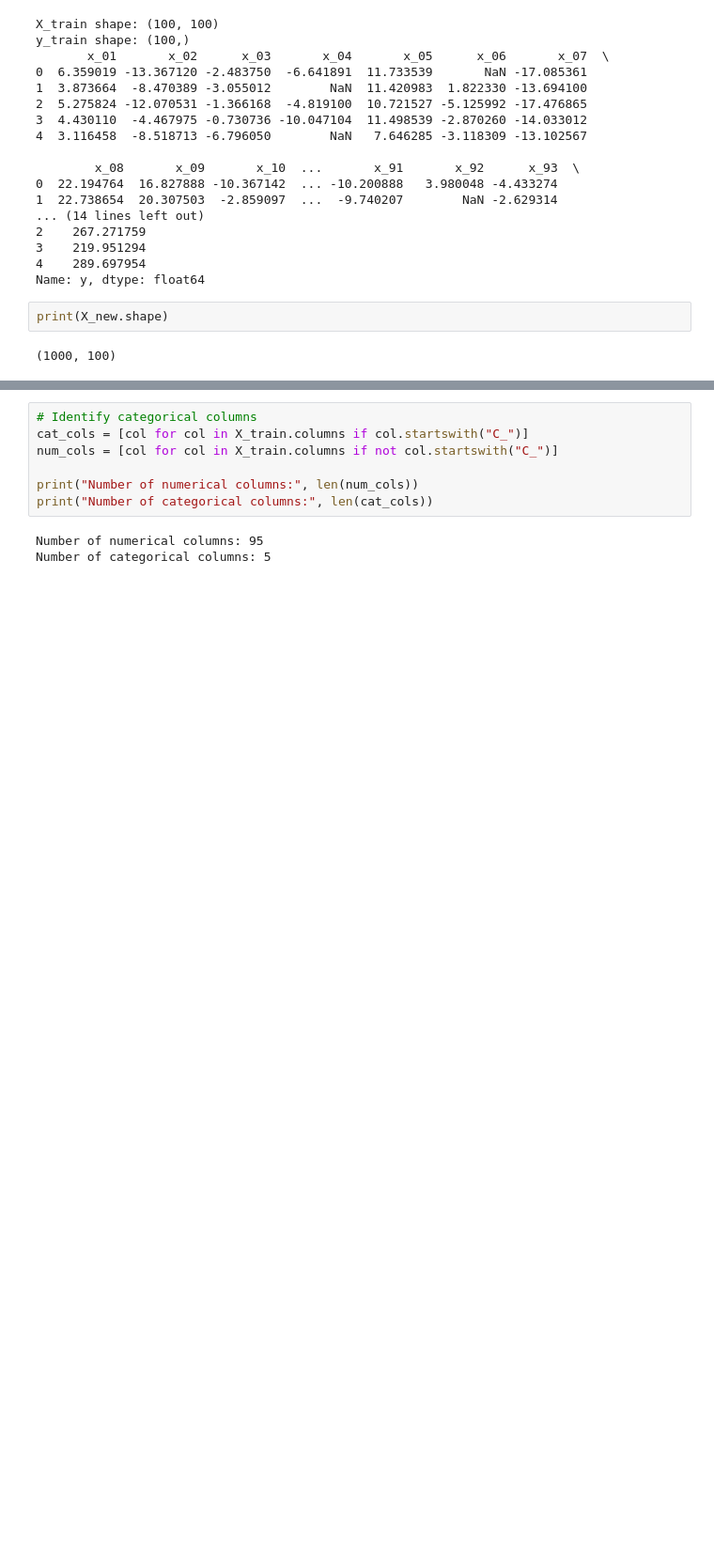
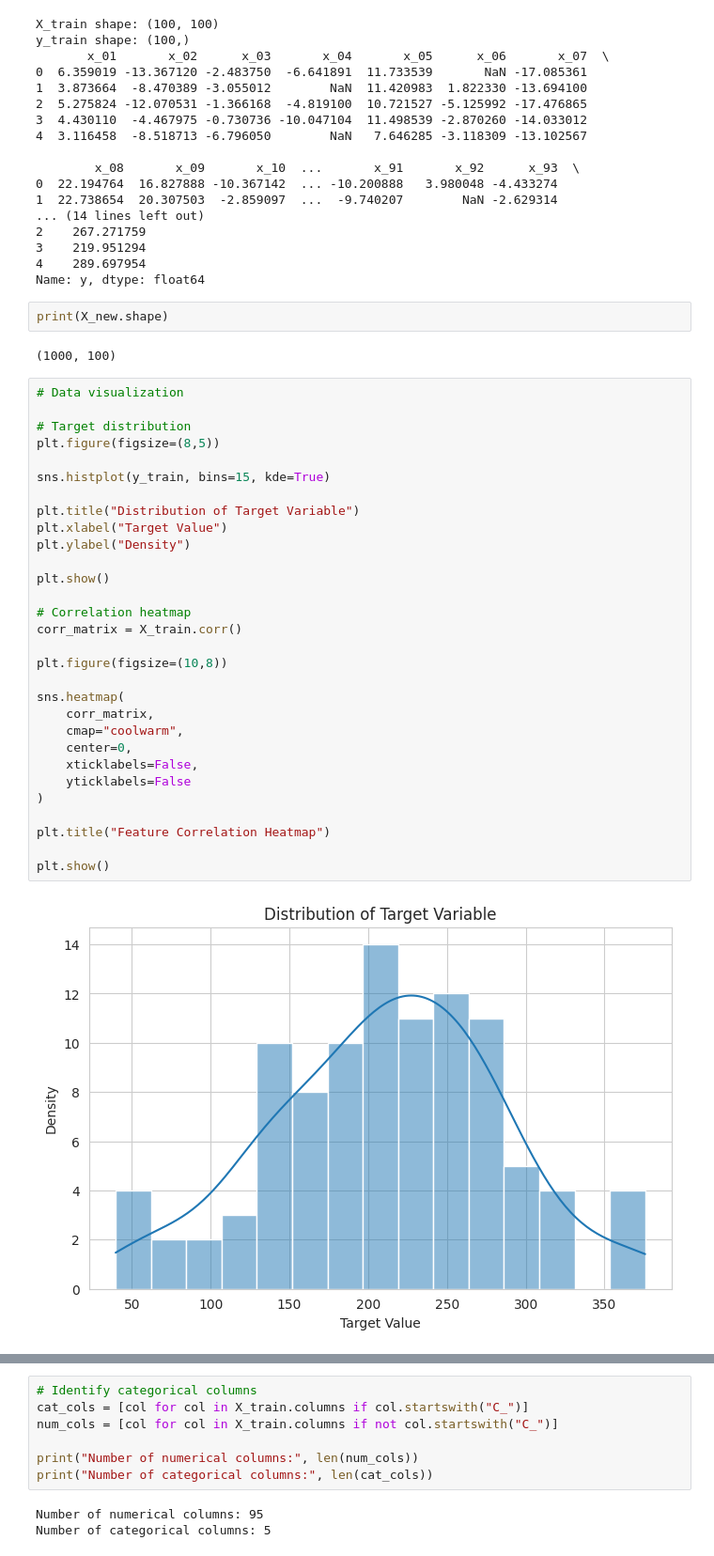
Before and after one commit to InfiniteLobster/CDA-case1, a Jupyter notebook: case_workspace.ipynb, the cells around one changed output, grey strips where cells are left out. Shown at 94% size. Saved outputs shown, nothing was run; the diff lists cells and outputs as text; blank space fills up the shorter version.

Commit message:
with visualization

```diff
--- a/case_workspace.ipynb
+++ b/case_workspace.ipynb
@@ -69,3 +69,35 @@ Name: y, dtype: float64
 print(X_new.shape)
 # %% [output]
 (1000, 100)
+# %%
+# Data visualization
+
+# Target distribution
+plt.figure(figsize=(8,5))
+
+sns.histplot(y_train, bins=15, kde=True)
+
+plt.title("Distribution of Target Variable")
+plt.xlabel("Target Value")
+plt.ylabel("Density")
+
+plt.show()
+
+# Correlation heatmap
+corr_matrix = X_train.corr()
+
+plt.figure(figsize=(10,8))
+
+sns.heatmap(
+    corr_matrix,
+    cmap="coolwarm",
+    center=0,
+    xticklabels=False,
+    yticklabels=False
+)
+
+plt.title("Feature Correlation Heatmap")
+
+plt.show()
+# %% [output]
+[figure, added]
```
Also changed, not shown: parts of 3 cells of this notebook.
